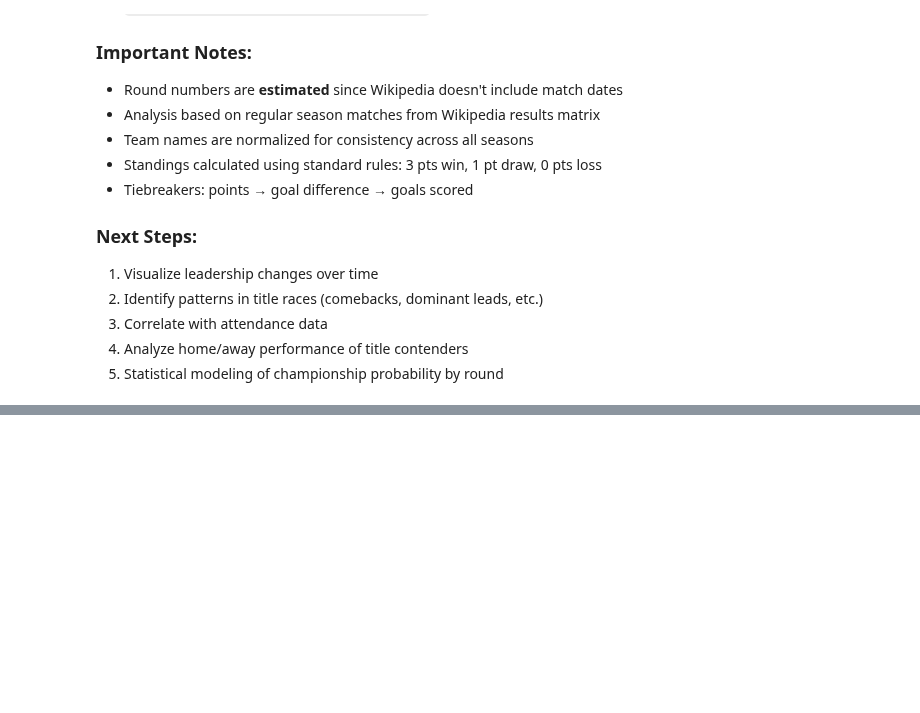
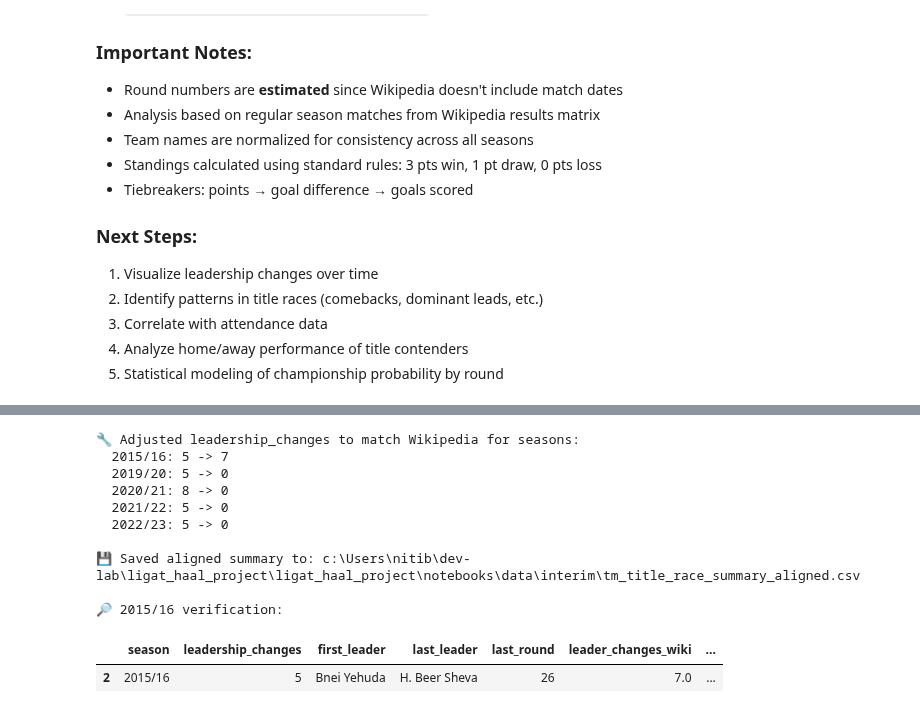
Before and after one commit to Nitaybenadmon123/ligat_haal_project, a Jupyter notebook: ligat_haal_project/notebooks/title_race/01_title_race_collection.ipynb, the cells around one changed output, grey strips where cells are left out. Cells and saved outputs as stored; diff of their text form; code cells hidden in the pictures; blank space fills up the shorter version.

```diff
--- a/ligat_haal_project/notebooks/title_race/01_title_race_collection.ipynb
+++ b/ligat_haal_project/notebooks/title_race/01_title_race_collection.ipynb
@@ -582,0 +1228,49 @@ This notebook analyzes the **title race** in Ligat Ha'al across all available se
+# %%
+# Align TM leadership_changes with Wikipedia Positions-by-Round when available
+import pandas as pd
+from pathlib import Path
+
+wiki_summary_path = INTERIM_DIR / 'positions_by_round_leader_changes_summary.csv'
+if not wiki_summary_path.exists():
+    print(f"⚠️ Wikipedia summary not found at {wiki_summary_path}. Skipping alignment.")
+else:
+    wiki = pd.read_csv(wiki_summary_path)
+    wiki = wiki[['season','leader_changes']].rename(columns={'leader_changes':'leader_changes_wiki'})
+
+    tm = pd.read_csv(INTERIM_DIR / 'tm_title_race_summary.csv')
+    merged = tm.merge(wiki, on='season', how='left')
+
+    # Replace TM count with Wikipedia count when available
+    merged['leadership_changes_aligned'] = merged['leader_changes_wiki'].fillna(merged['leadership_changes'])
+
+    # Report diffs
+    diffs = merged[merged['leadership_changes'] != merged['leadership_changes_aligned']]
+    if not diffs.empty:
+        print('🔧 Adjusted leadership_changes to match Wikipedia for seasons:')
+        for _, row in diffs.iterrows():
+            print(f"  {row['season']}: {row['leadership_changes']} -> {int(row['leadership_changes_aligned'])}")
+    else:
+        print('✅ No differences found; TM counts already match Wikipedia.')
+
+    out_aligned = INTERIM_DIR / 'tm_title_race_summary_aligned.csv'
+    merged.drop(columns=['leader_changes_wiki']).rename(columns={'leadership_changes_aligned':'leadership_changes'}).to_csv(out_aligned, index=False, encoding='utf-8-sig')
+    print(f"\n💾 Saved aligned summary to: {out_aligned}")
+
+    # Show the 2015/16 row for verification
+    row_1516 = merged[merged['season'] == '2015/16']
+    if not row_1516.empty:
+        print('\n🔎 2015/16 verification:')
+        display(row_1516)
+# %% [output]
+🔧 Adjusted leadership_changes to match Wikipedia for seasons:
+  2015/16: 5 -> 7
+  2019/20: 5 -> 0
+  2020/21: 8 -> 0
+  2021/22: 5 -> 0
+  2022/23: 5 -> 0
+
+💾 Saved aligned summary to: c:\Users\nitib\dev-lab\ligat_haal_project\ligat_haal_project\notebooks\data\interim\tm_title_race_summary_aligned.csv
+
+🔎 2015/16 verification:
+|  | season | leadership_changes | first_leader | last_leader | last_round | leader_changes_wiki | ... |
+| 2 | 2015/16 | 5 | Bnei Yehuda | H. Beer Sheva | 26 | 7.0 | ... |
```
Also changed, not shown: parts of 10 cells of this notebook, 14 other files.
